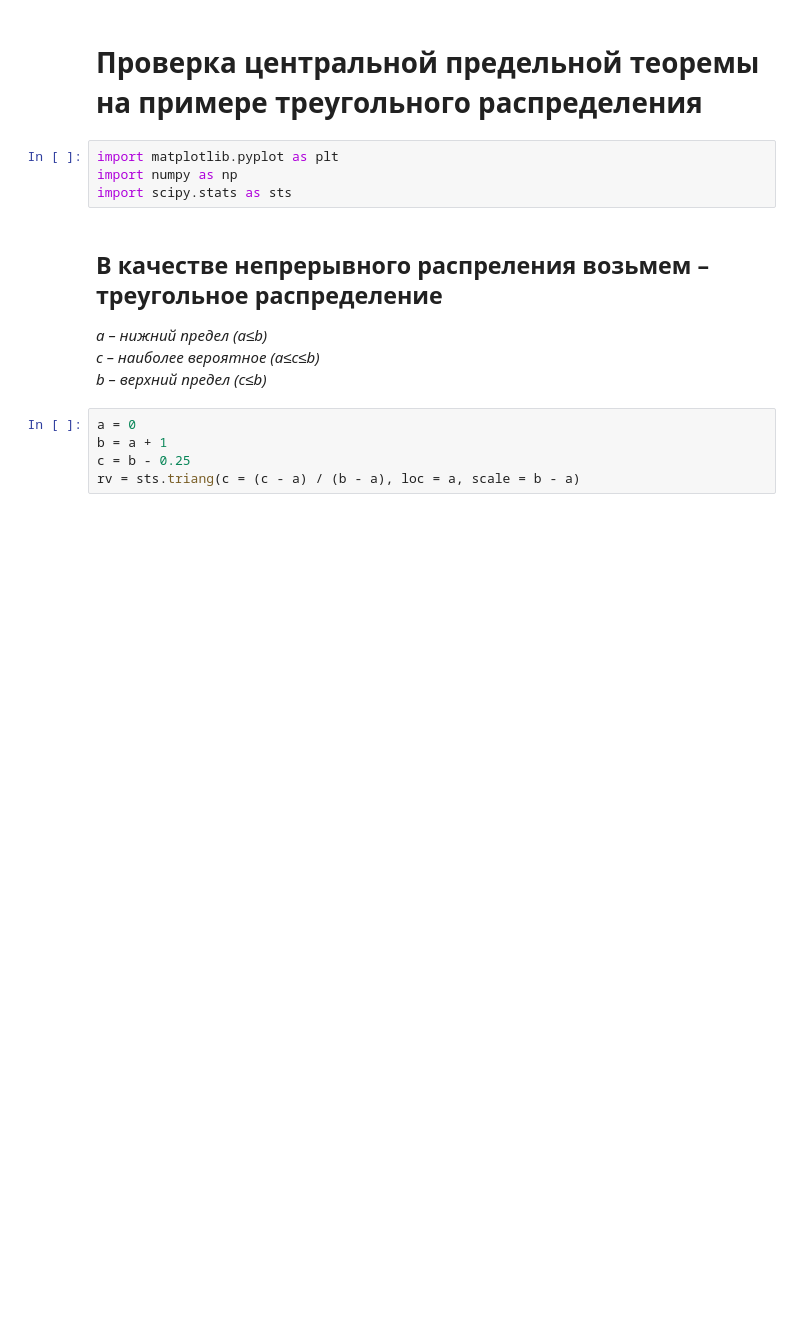
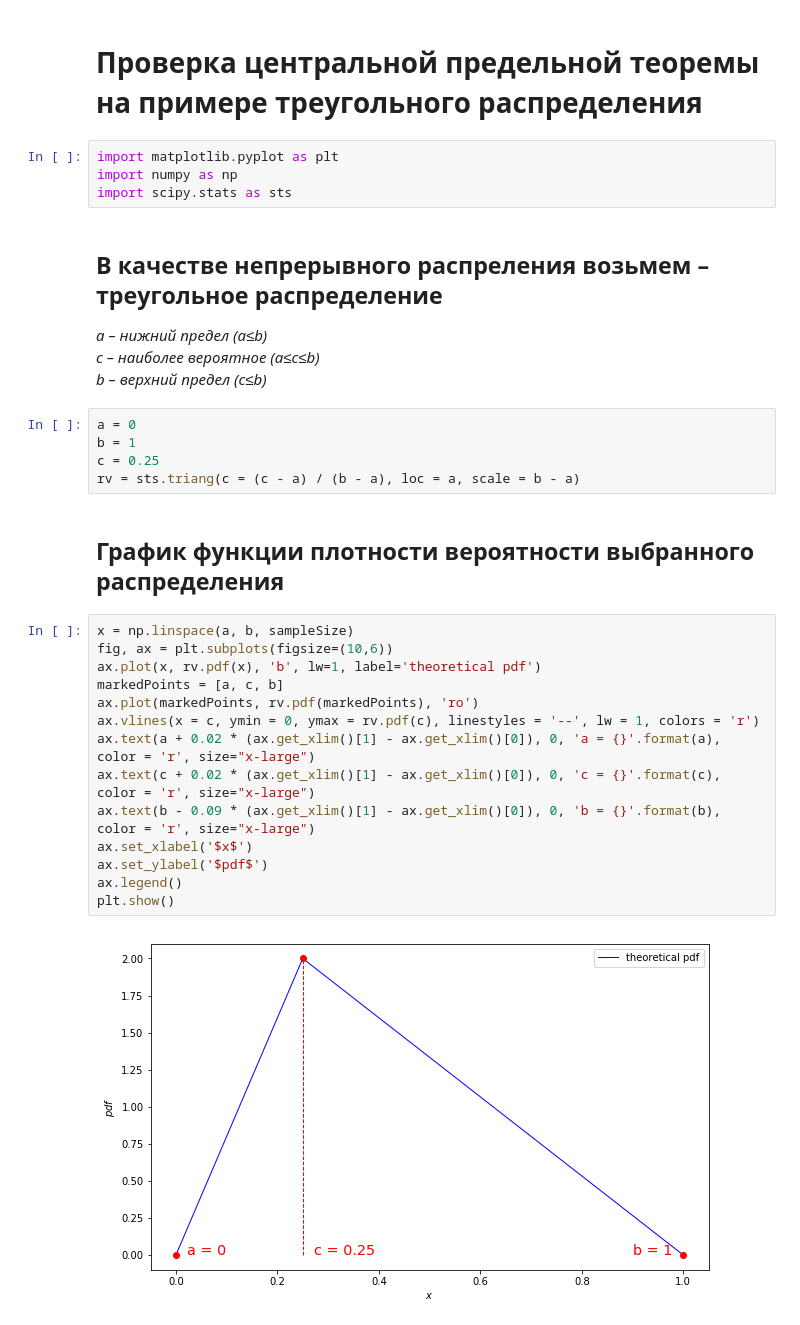
Before and after one commit to SBelousov1985/Machine-learning, a Jupyter notebook: Центральная предельная теорема своими руками/Центральная предельная теорема своими руками.ipynb, the cells around one changed output. Cells and saved outputs as stored; diff of their text form; blank space fills up the shorter version.

```diff
--- a/Центральная предельная теорема своими руками/Центральная предельная теорема своими руками.ipynb
+++ b/Центральная предельная теорема своими руками/Центральная предельная теорема своими руками.ipynb
@@ -11,6 +11,24 @@ c &ndash; наиболее вероятное (a&le;c&le;b)
 b &ndash; верхний предел (c&le;b)*
 # %%
 a = 0
-b = a + 1
-c = b - 0.25
+b = 1
+c = 0.25
 rv = sts.triang(c = (c - a) / (b - a), loc = a, scale = b - a)
+# %% [markdown]
+## График функции плотности вероятности выбранного распределения
+# %%
+x = np.linspace(a, b, sampleSize)
+fig, ax = plt.subplots(figsize=(10,6))
+ax.plot(x, rv.pdf(x), 'b', lw=1, label='theoretical pdf')
+markedPoints = [a, c, b]
+ax.plot(markedPoints, rv.pdf(markedPoints), 'ro')
+ax.vlines(x = c, ymin = 0, ymax = rv.pdf(c), linestyles = '--', lw = 1, colors = 'r')
+ax.text(a + 0.02 * (ax.get_xlim()[1] - ax.get_xlim()[0]), 0, 'a = {}'.format(a), color = 'r', size="x-large")
+ax.text(c + 0.02 * (ax.get_xlim()[1] - ax.get_xlim()[0]), 0, 'c = {}'.format(c), color = 'r', size="x-large")
+ax.text(b - 0.09 * (ax.get_xlim()[1] - ax.get_xlim()[0]), 0, 'b = {}'.format(b), color = 'r', size="x-large")
+ax.set_xlabel('$x$')
+ax.set_ylabel('$pdf$')
+ax.legend()
+plt.show()
+# %% [output]
+[figure, added]
```
Also changed, not shown: parts of 8 cells of this notebook.
